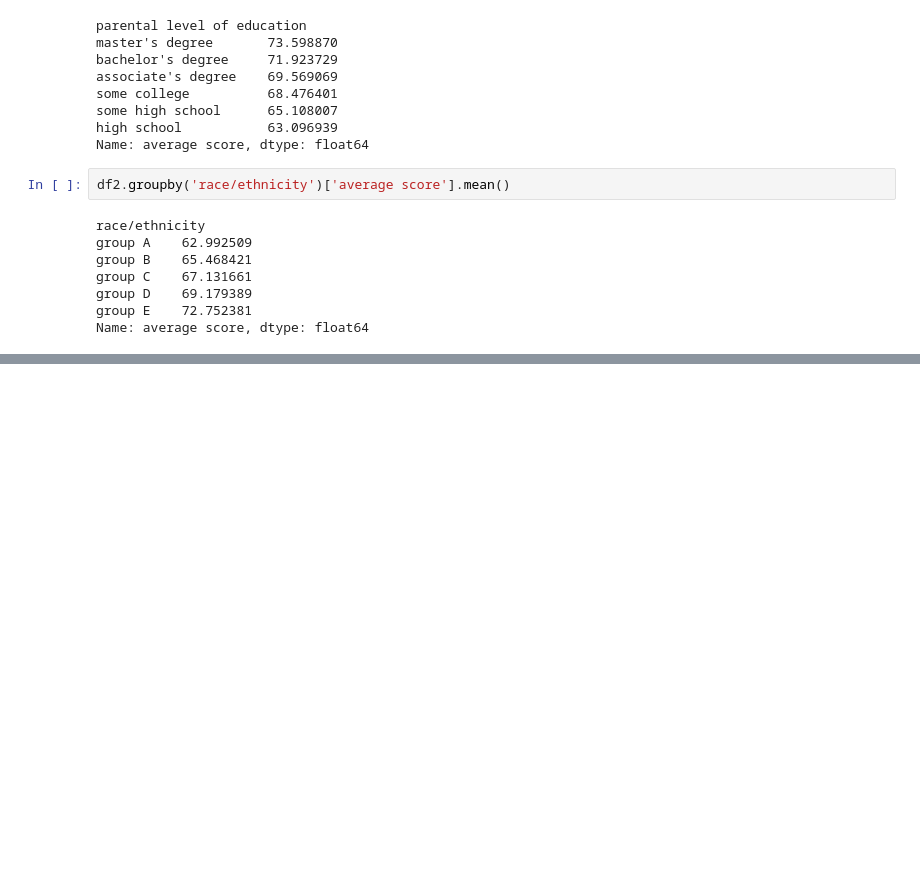
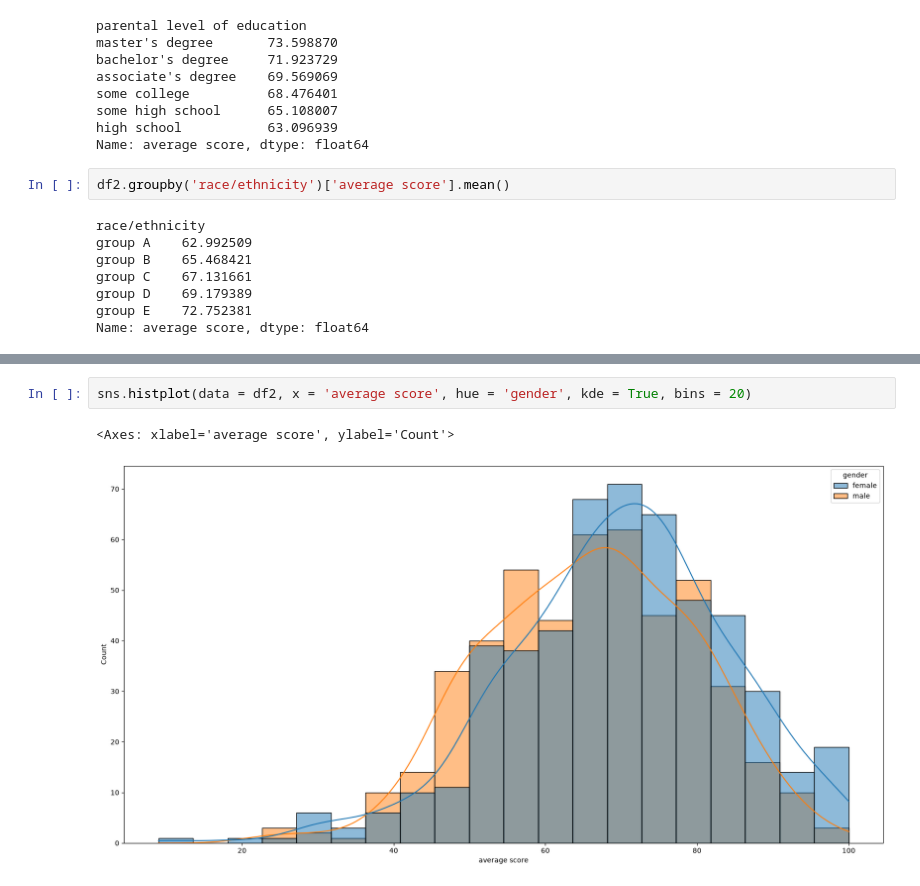
Before and after one commit to pradeepprathibha98-cloud/Data-Analysis-Mini-Projects, a Jupyter notebook: Performance Analysis.ipynb, the cells around one changed output, grey strips where cells are left out. Drawn from its saved outputs; the diff is of its cells as text; blank space fills up the shorter version.

```diff
--- a/Performance Analysis.ipynb
+++ b/Performance Analysis.ipynb
@@ -135,0 +155,5 @@ Name: average score, dtype: float64
+# %%
+sns.histplot(data = df2, x = 'average score', hue = 'gender', kde = True, bins = 20)
+# %% [output]
+<Axes: xlabel='average score', ylabel='Count'>
+[figure, added]
```
Also changed, not shown: parts of 5 cells of this notebook.
